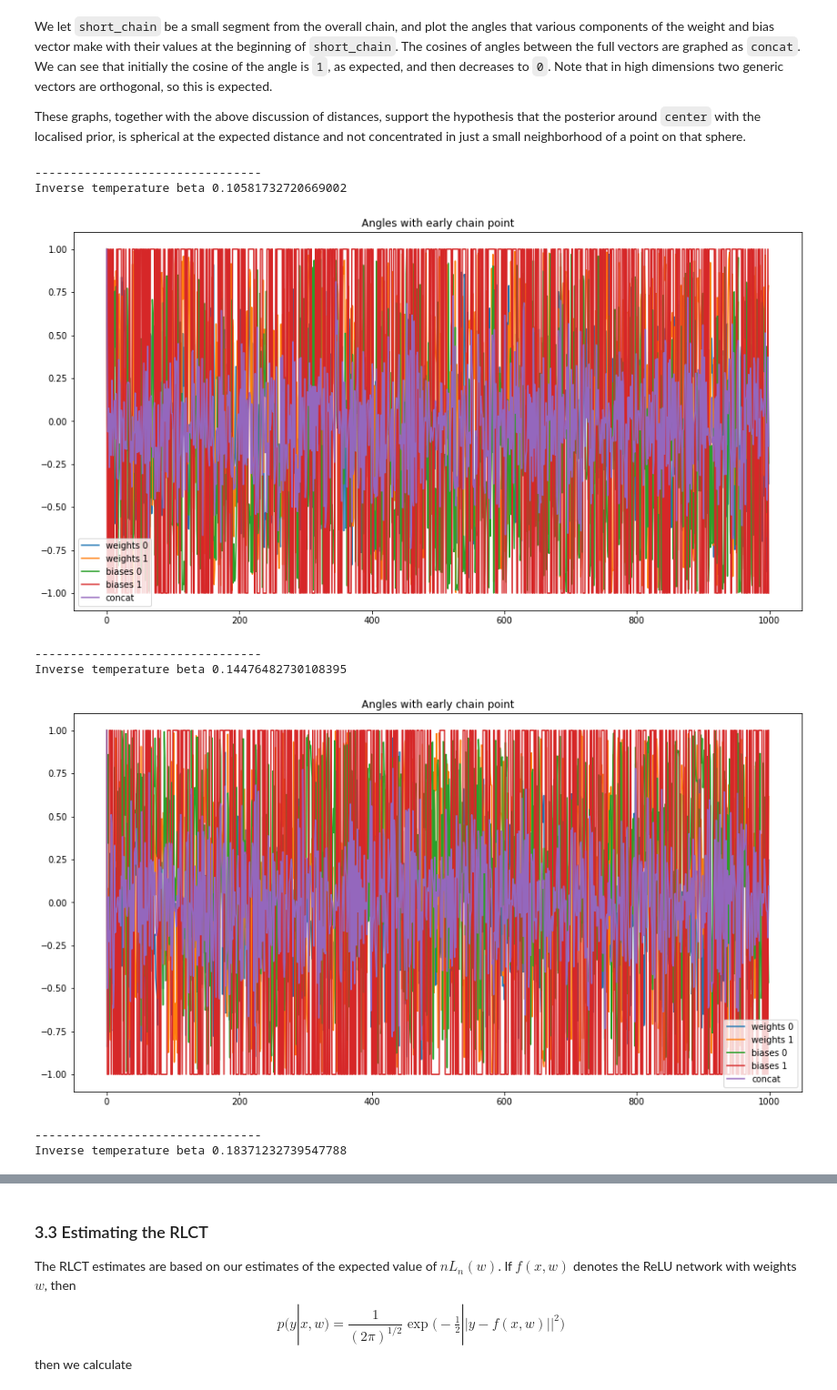
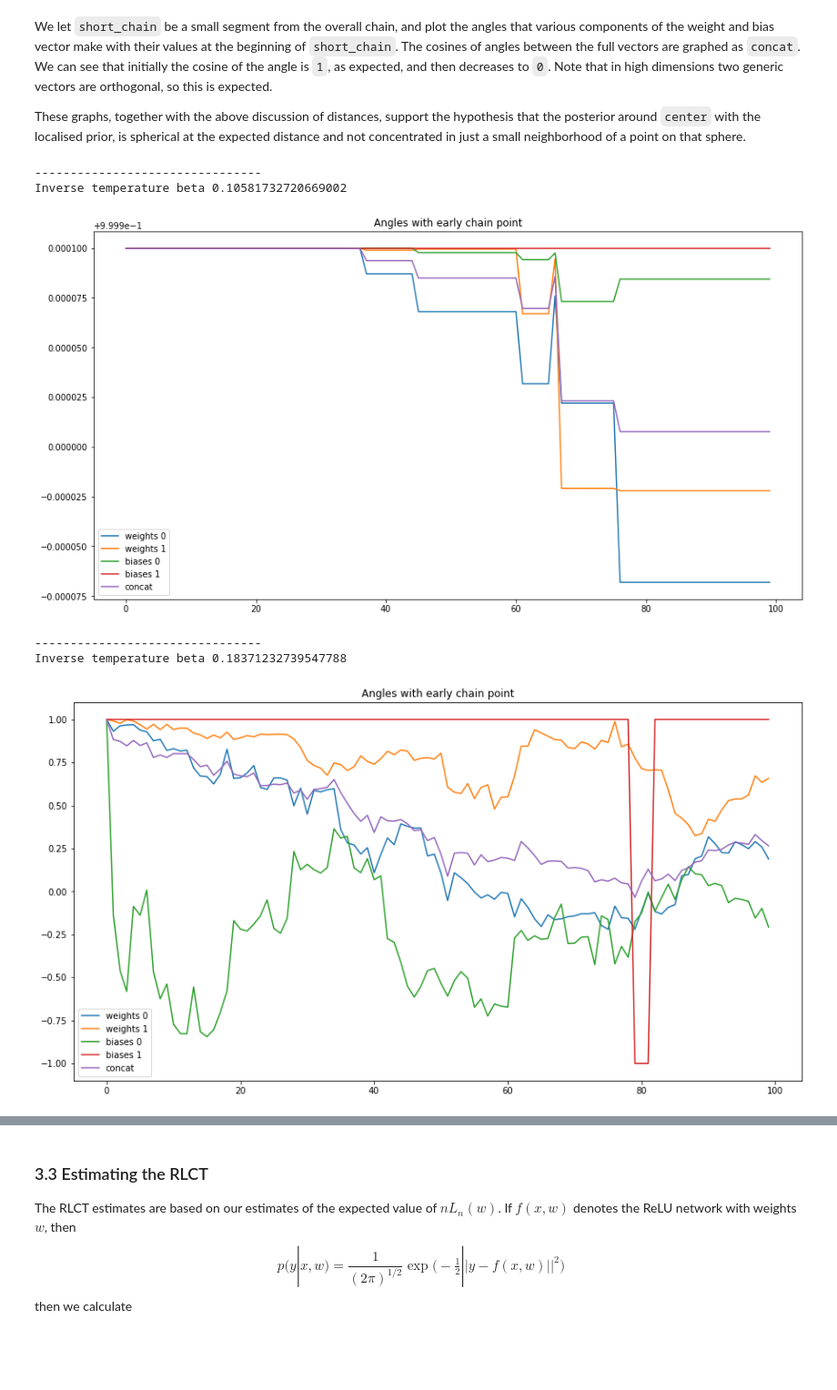
Before and after one commit to suswei/RLCT, a Jupyter notebook: notebooks/MCMC-Symmetry.ipynb, the cells around one changed output, grey strips where cells are left out. Shown: that part at 91% size. Saved outputs shown, nothing was run; the diff lists cells and outputs as text; code cells hidden in the pictures; blank space fills up the shorter version.

```diff
--- a/notebooks/MCMC-Symmetry.ipynb
+++ b/notebooks/MCMC-Symmetry.ipynb
@@ -79,8 +79,10 @@ python3 mcmc_symmetry_sample.py --experiment-id="24-8-2020-A" --save-prefix="/ho
 
 Then come back and run this notebook for pretty pictures and RLCT estimates.
 # %%
-experiment_id = "24-8-2020-B"
+###### SET THIS TO LOAD
+experiment_id = "27-8-2020-A"
 save_prefix = "/home/murfetd/RLCT/notebooks/data"
+########################
 
 args_filename = save_prefix + '/' + experiment_id + '-args.pickle'
 
@@ -313,7 +315,6 @@ Betas:
 
 mc_chains = []
 mc_traces = []
-mc_datasets = []
 
 for i in range(len(betas)):
   b = betas[i]
@@ -335,16 +336,8 @@ for i in range(len(betas)):
       fine_chain, fine_trace = pickle.load(handle)
       print("         Loaded chain from disk")
 
-    dataset_filename = args.save_prefix + '/' + args.experiment_id + '-beta' + str(i) + '-dataset' + str(j) + '-train.pickle'
-    assert os.path.isfile(dataset_filename)
-
-    with open(dataset_filename, 'rb') as handle:
-      X_train, y_train = pickle.load(handle)
-      print("         Loaded training dataset from disk")
-
     mc_chains_b.append(fine_chain)
     mc_traces_b.append(fine_trace)
-    mc_datasets_b.append([X_train,y_train])
 
     print("         Acceptance rate:", fine_trace.is_accepted[-args.num_samples:].numpy().mean())
     print("         Step size:", np.asarray(fine_trace.step_size[-args.num_samples:]).mean())
@@ -357,5 +350,4 @@ for i in range(len(betas)):
 
   mc_chains.append(mc_chains_b)
   mc_traces.append(mc_traces_b)
-  mc_datasets.append(mc_datasets_b)
 # %% [output]
@@ -421,12 +411,13 @@ print("")
 
 for (b,fc) in zip(betas,mc_chains):
   i += 1
+  thin_factor = 1
   print("[" + str(i) + "/" + str(args.num_betas) + "] Graphs for inverse temperature " + str(b))
 
   short_chain = []
 
   for c in fc[0]:
-    short_chain.append(c[::int(len(c)/1000)])
+    short_chain.append(c[::thin_factor])
 
   plt.figure()
   plt.title("Distances to the center (inc burn-in)")
@@ -451,32 +439,30 @@ These graphs, together with the above discussion of distances, support the hypot
 # %%
 # Note that the dot product of high dimensional vectors is generically zero, as the orthogonal subspace
 # is dim(V)-1. We graph the cos(angle) between the first point in the short_chain and the following chain steps,
 # between the various weight and bias vectors, and the full weight/bias vector (concat)
 
 short_chain_length = 1000
 from pylab import rcParams
 rcParams['figure.figsize'] = 15, 8
 
 # These visualiations are all for the first dataset
 for (b,fc) in zip(betas,mc_chains):
   print("--------------------------------")
   print("Inverse temperature beta " + str(b))
 
   short_chain = []
 
   for c in fc[0]:
-    short_chain.append(c[-short_chain_length:])
+    short_chain.append(c)
 
   plt.figure()
   plt.title("Angles with early chain point")
   plot_angles(short_chain, true_dist_state)
   plt.show()
 # %% [output]
 --------------------------------
 Inverse temperature beta 0.10581732720669002
-[figure, old version]
+[figure, new version]
 --------------------------------
-Inverse temperature beta 0.14476482730108395
+Inverse temperature beta 0.18371232739547788
-[figure, old version]
+[figure, new version]
---------------------------------
-Inverse temperature beta 0.18371232739547788
```
Also changed, not shown: parts of 11 cells of this notebook, 1 other file.
